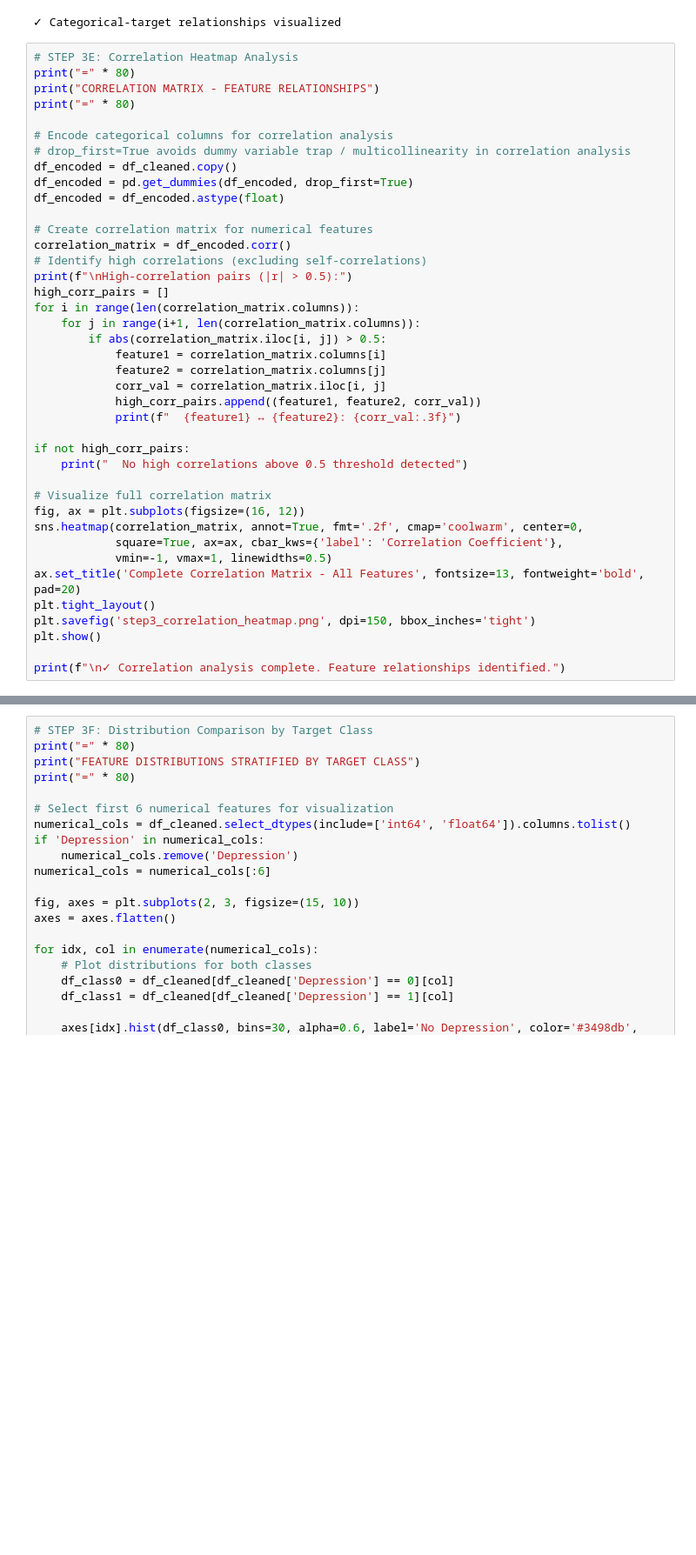
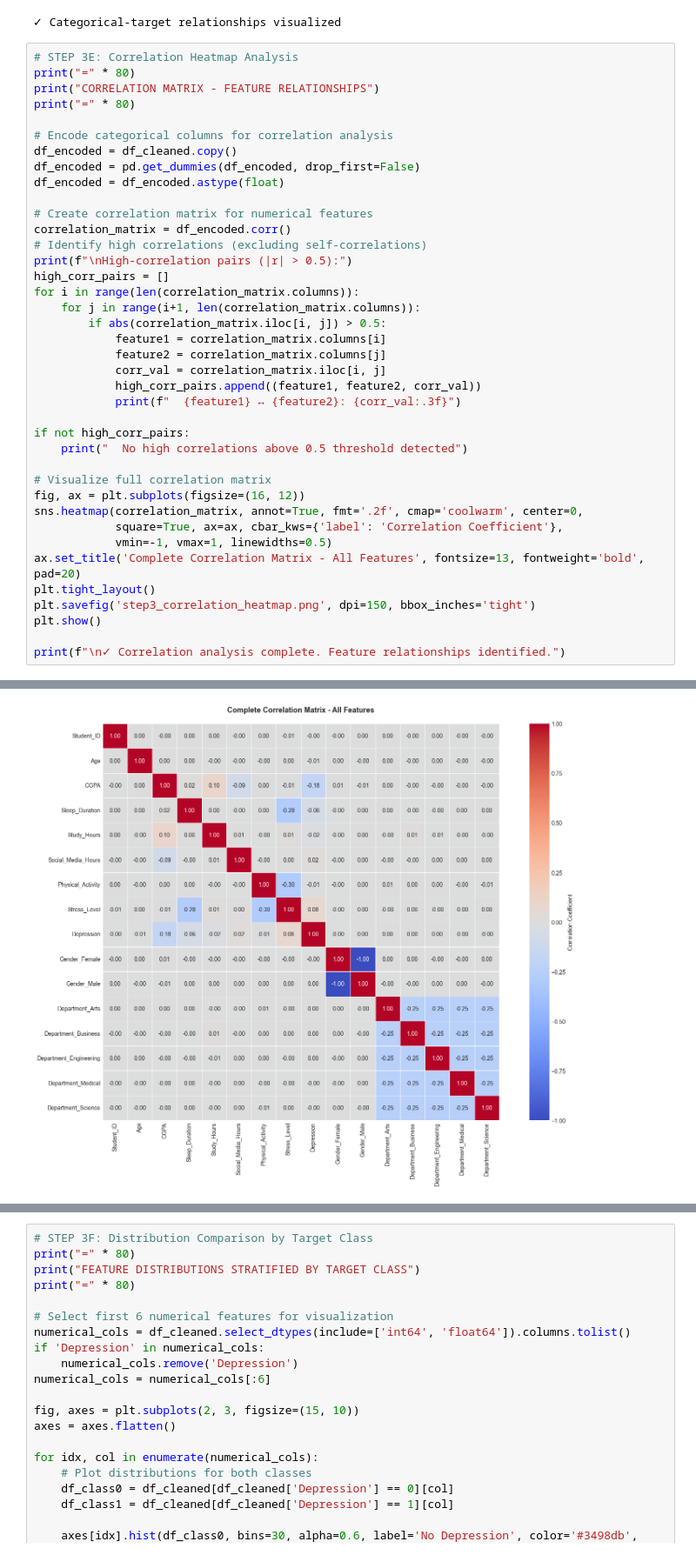
Before and after one commit to XyronTeam/ml-project, a Jupyter notebook: src/dataset_c/notebook_c.ipynb, the cells around one changed output, grey strips where cells are left out. Shown at 87% size. Cells and saved outputs as stored; diff of their text form; blank space fills up the shorter version.

```diff
--- a/src/dataset_c/notebook_c.ipynb
+++ b/src/dataset_c/notebook_c.ipynb
@@ -845,9 +906,8 @@ print("CORRELATION MATRIX - FEATURE RELATIONSHIPS")
 print("=" * 80)
 
 # Encode categorical columns for correlation analysis
-# drop_first=True avoids dummy variable trap / multicollinearity in correlation analysis
 df_encoded = df_cleaned.copy()
-df_encoded = pd.get_dummies(df_encoded, drop_first=True)
+df_encoded = pd.get_dummies(df_encoded, drop_first=False)
 df_encoded = df_encoded.astype(float)
 
 # Create correlation matrix for numerical features
@@ -878,3 +938,4 @@ plt.savefig('step3_correlation_heatmap.png', dpi=150, bbox_inches='tight')
 plt.show()
 
 print(f"\n✓ Correlation analysis complete. Feature relationships identified.")
+# %% [output]
@@ -880,0 +948 @@ print(f"\n✓ Correlation analysis complete. Feature relationships identified.")
+[figure, added]
```
Also changed, not shown: parts of 35 cells of this notebook.
